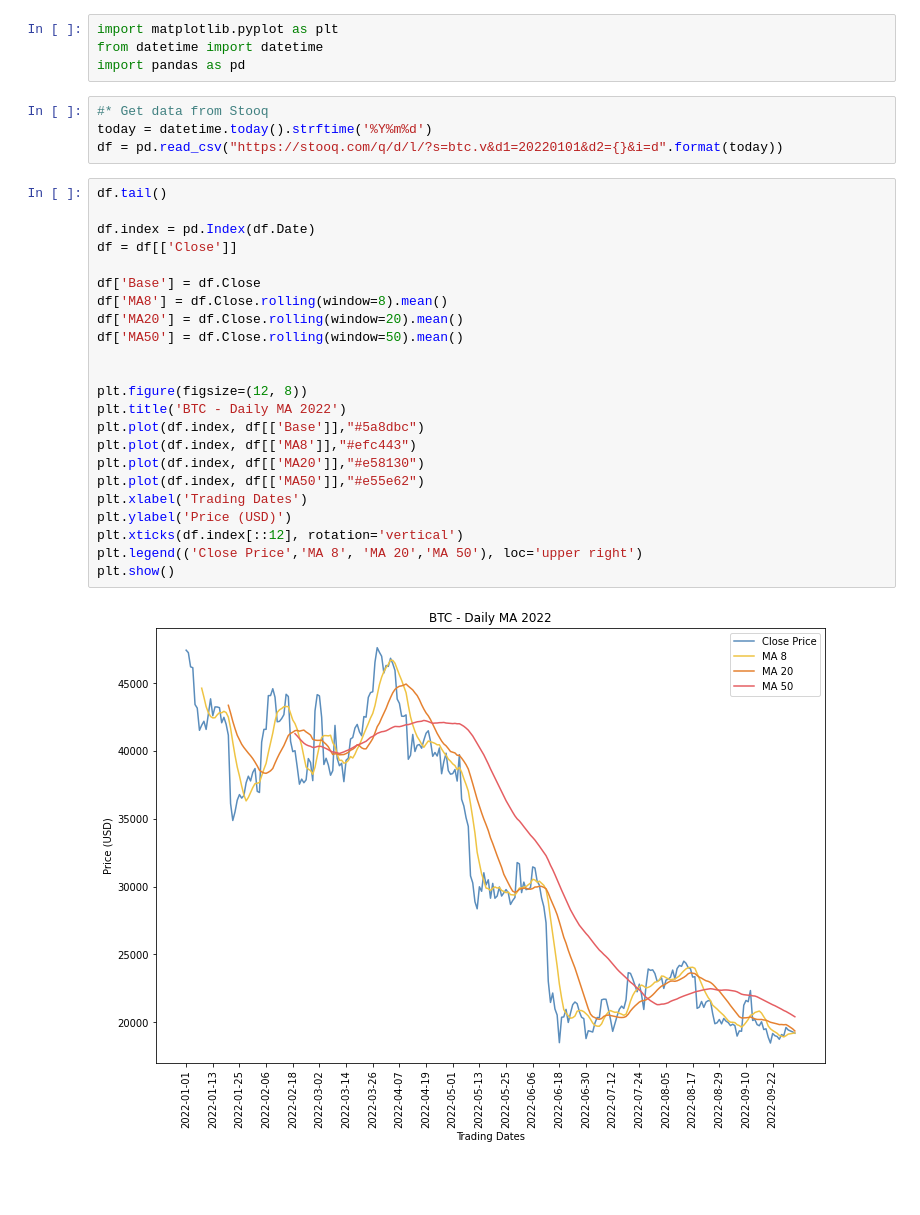
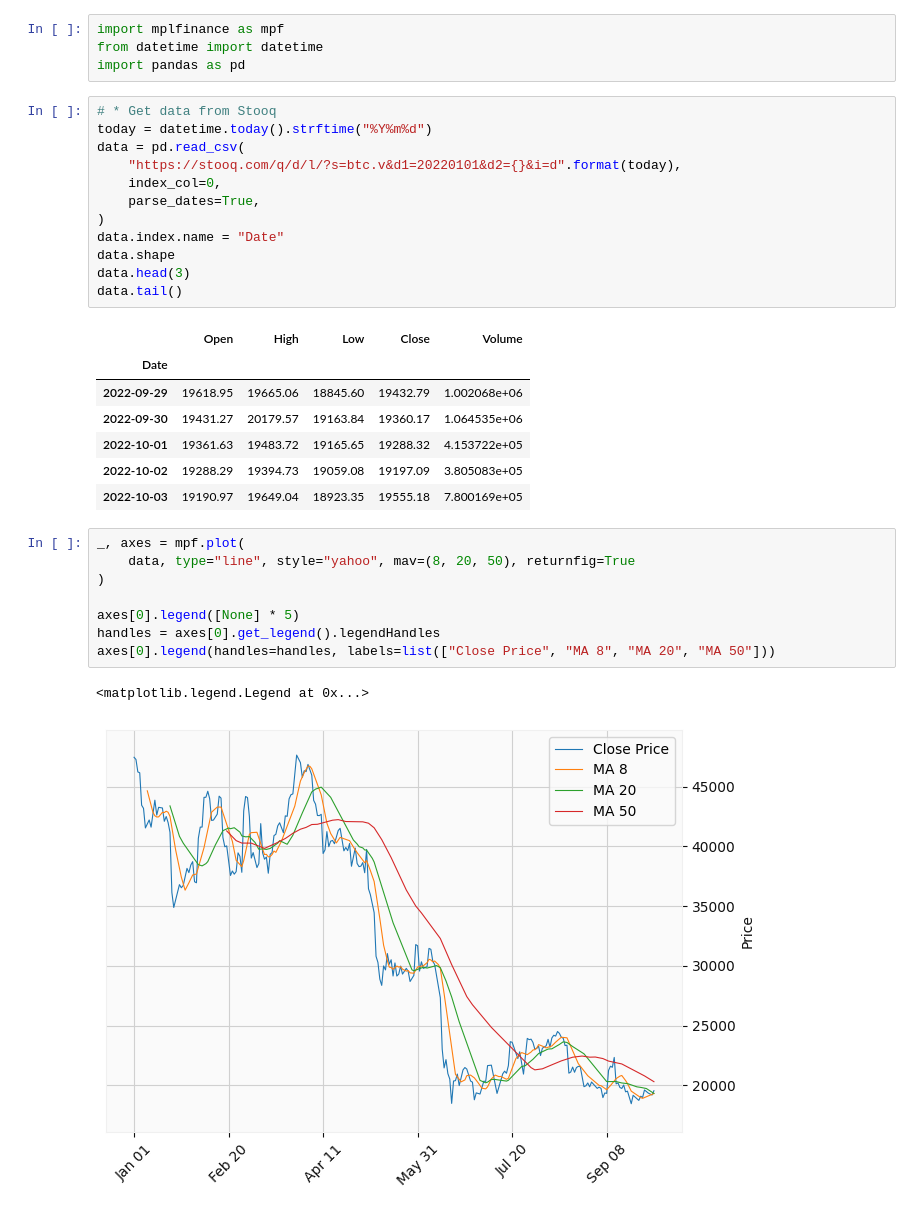
Before and after one commit to a1eaiactaest/notebooks, a Jupyter notebook: moving-averages/BTC_2022_daily.ipynb, the cells around one changed output. Saved outputs shown, nothing was run; the diff lists cells and outputs as text; blank space fills up the shorter version.

Commit message:
Updated with mplfinance package

```diff
--- a/moving-averages/BTC_2022_daily.ipynb
+++ b/moving-averages/BTC_2022_daily.ipynb
@@ -1,33 +1,35 @@
 # %%
-import matplotlib.pyplot as plt
+import mplfinance as mpf
 from datetime import datetime
 import pandas as pd
 # %%
-#* Get data from Stooq
-today = datetime.today().strftime('%Y%m%d')
-df = pd.read_csv("https://stooq.com/q/d/l/?s=btc.v&d1=20220101&d2={}&i=d".format(today))
+# * Get data from Stooq
+today = datetime.today().strftime("%Y%m%d")
+data = pd.read_csv(
+    "https://stooq.com/q/d/l/?s=btc.v&d1=20220101&d2={}&i=d".format(today),
+    index_col=0,
+    parse_dates=True,
+)
+data.index.name = "Date"
+data.shape
+data.head(3)
+data.tail()
+# %% [output]
+|  | Open | High | Low | Close | Volume |
+| Date |  |  |  |  |  |
+| 2022-09-29 | 19618.95 | 19665.06 | 18845.60 | 19432.79 | 1.002068e+06 |
+| 2022-09-30 | 19431.27 | 20179.57 | 19163.84 | 19360.17 | 1.064535e+06 |
+| 2022-10-01 | 19361.63 | 19483.72 | 19165.65 | 19288.32 | 4.153722e+05 |
+| 2022-10-02 | 19288.29 | 19394.73 | 19059.08 | 19197.09 | 3.805083e+05 |
+| 2022-10-03 | 19190.97 | 19649.04 | 18923.35 | 19555.18 | 7.800169e+05 |
-# %%
-df.tail()
-
-df.index = pd.Index(df.Date)
-df = df[['Close']]
-
-df['Base'] = df.Close
-df['MA8'] = df.Close.rolling(window=8).mean()
-df['MA20'] = df.Close.rolling(window=20).mean()
-df['MA50'] = df.Close.rolling(window=50).mean()
-
-
-plt.figure(figsize=(12, 8))
-plt.title('BTC - Daily MA 2022')
-plt.plot(df.index, df[['Base']],"#5a8dbc")
-plt.plot(df.index, df[['MA8']],"#efc443")
-plt.plot(df.index, df[['MA20']],"#e58130")
-plt.plot(df.index, df[['MA50']],"#e55e62")
-plt.xlabel('Trading Dates')
-plt.ylabel('Price (USD)')
-plt.xticks(df.index[::12], rotation='vertical')
-plt.legend(('Close Price','MA 8', 'MA 20','MA 50'), loc='upper right')
-plt.show()
-# %% [output]
-[figure, removed]
+# %%
+_, axes = mpf.plot(
+    data, type="line", style="yahoo", mav=(8, 20, 50), returnfig=True
+)
+
+axes[0].legend([None] * 5)
+handles = axes[0].get_legend().legendHandles
+axes[0].legend(handles=handles, labels=list(["Close Price", "MA 8", "MA 20", "MA 50"]))
+# %% [output]
+<matplotlib.legend.Legend at 0x...>
+[figure, added]
```
Also changed, not shown: parts of 3 cells of this notebook, 3 other files.
